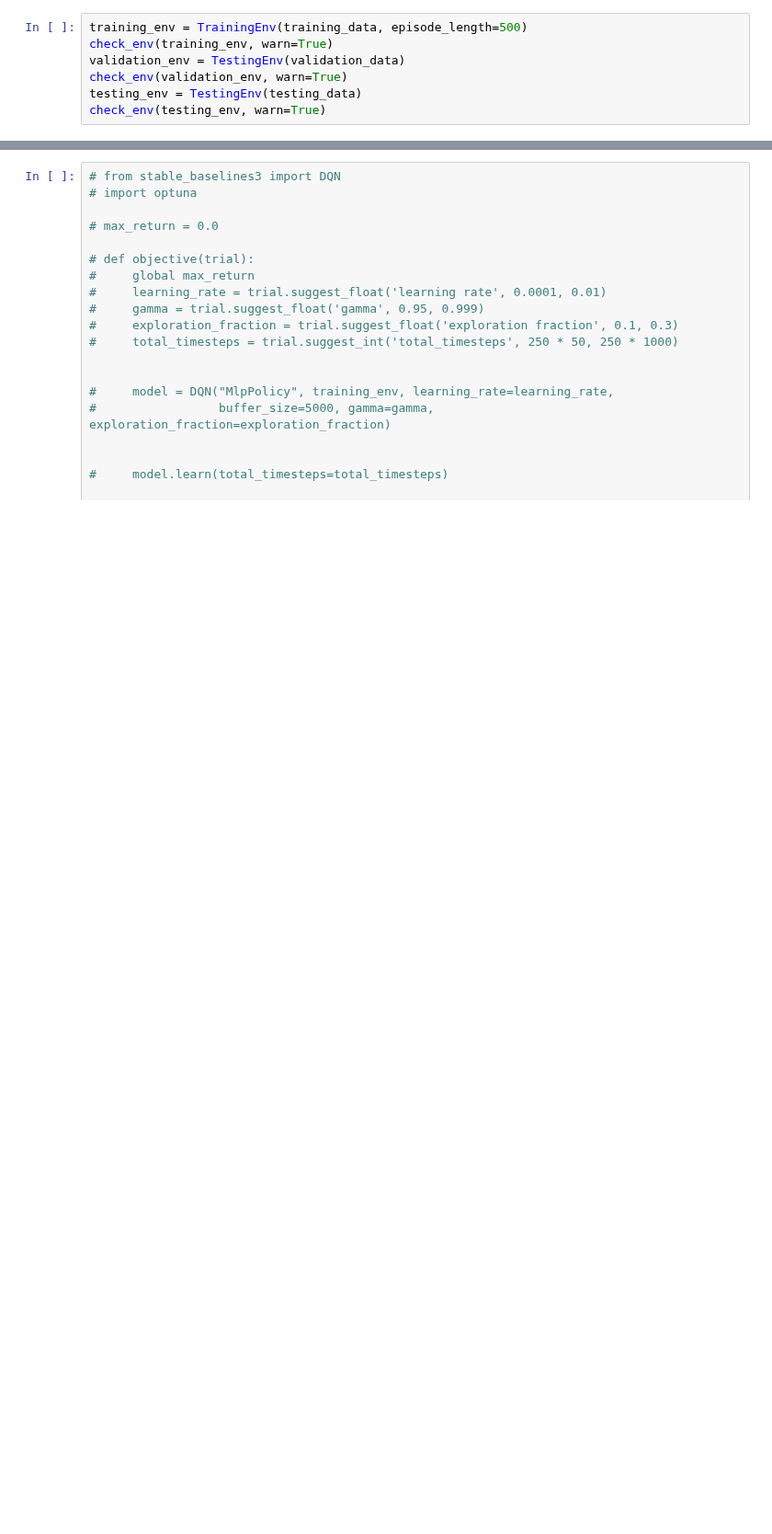
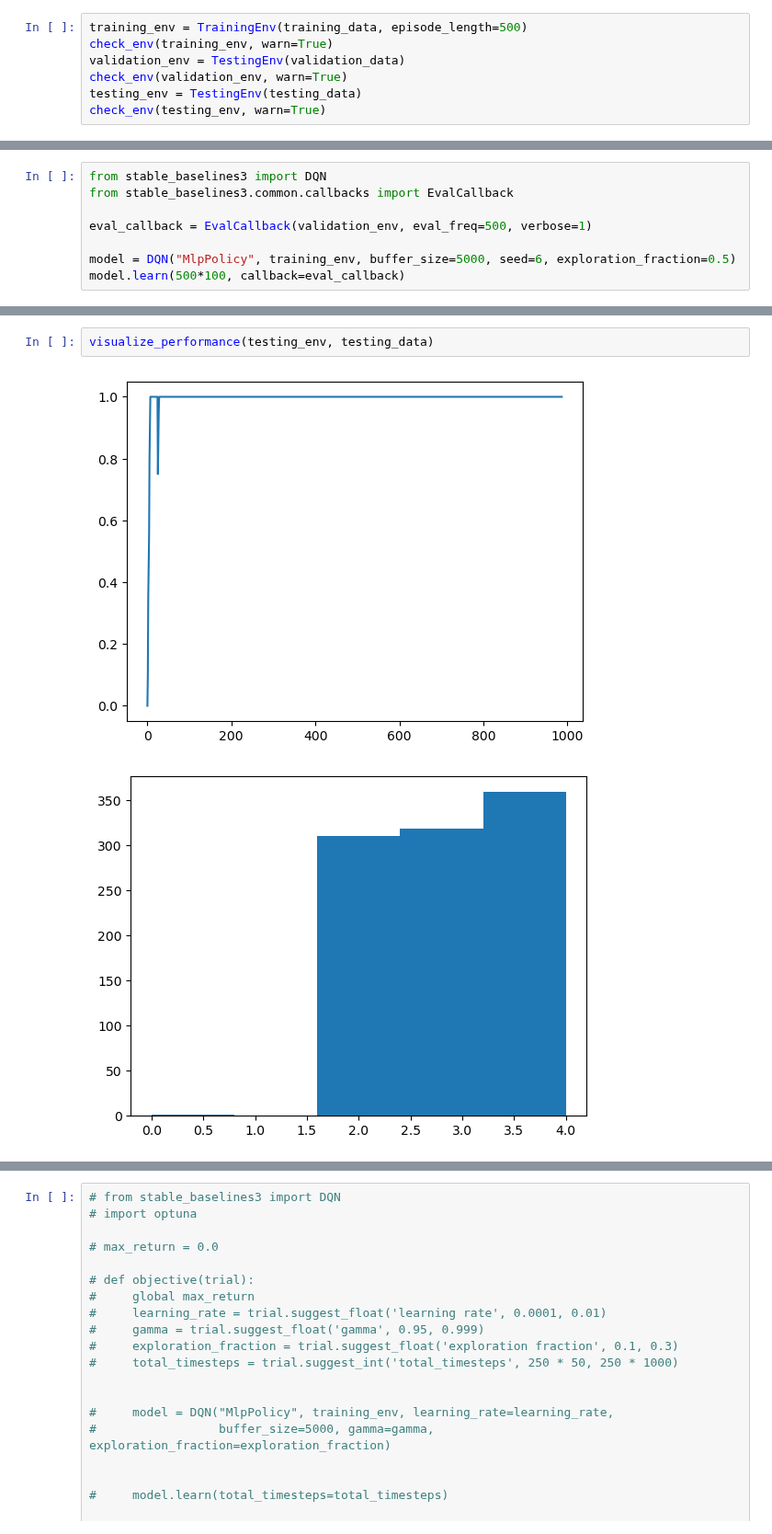
Before and after one commit to joeyallen1/RL_Trading, a Jupyter notebook: Training.ipynb, the cells around one changed output, grey strips where cells are left out. Shown at 92% size. Cells and saved outputs as stored; diff of their text form; blank space fills up the shorter version.

```diff
--- a/Training.ipynb
+++ b/Training.ipynb
@@ -112,0 +94,8 @@ Stopping training because there was no new best model in the last 4 evaluations
+# %%
+from stable_baselines3 import DQN
+from stable_baselines3.common.callbacks import EvalCallback
+
+eval_callback = EvalCallback(validation_env, eval_freq=500, verbose=1)
+
+model = DQN("MlpPolicy", training_env, buffer_size=5000, seed=6, exploration_fraction=0.5)
+model.learn(500*100, callback=eval_callback)
@@ -148,0 +151,5 @@ Stopping training because there was no new best model in the last 4 evaluations
+# %%
+visualize_performance(testing_env, testing_data)
+# %% [output]
+[figure, added]
+[figure, added]
```
Also changed, not shown: parts of 11 cells of this notebook, 2 other files.
